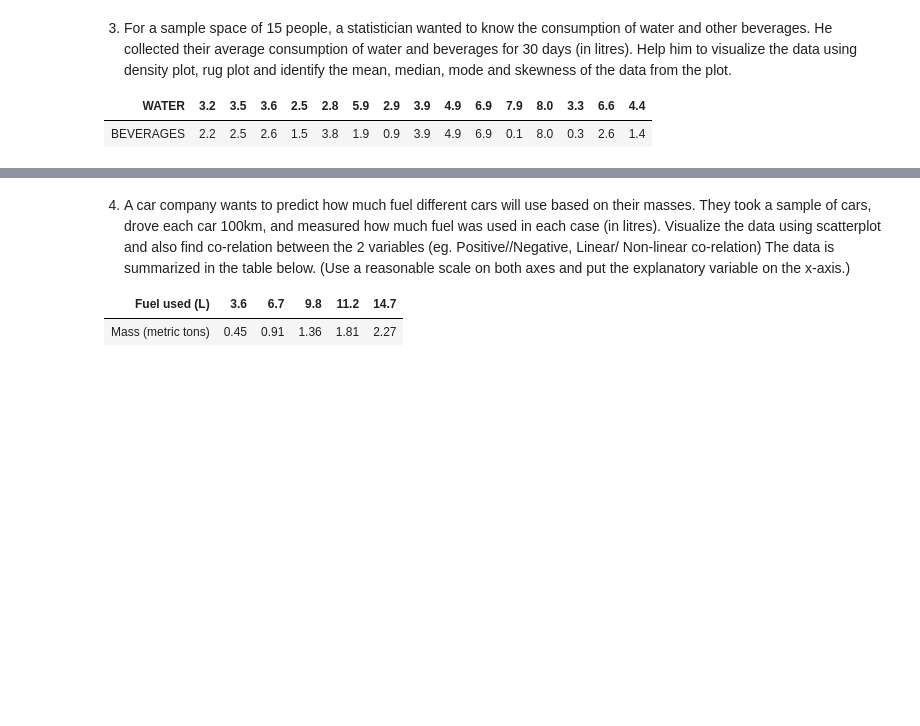
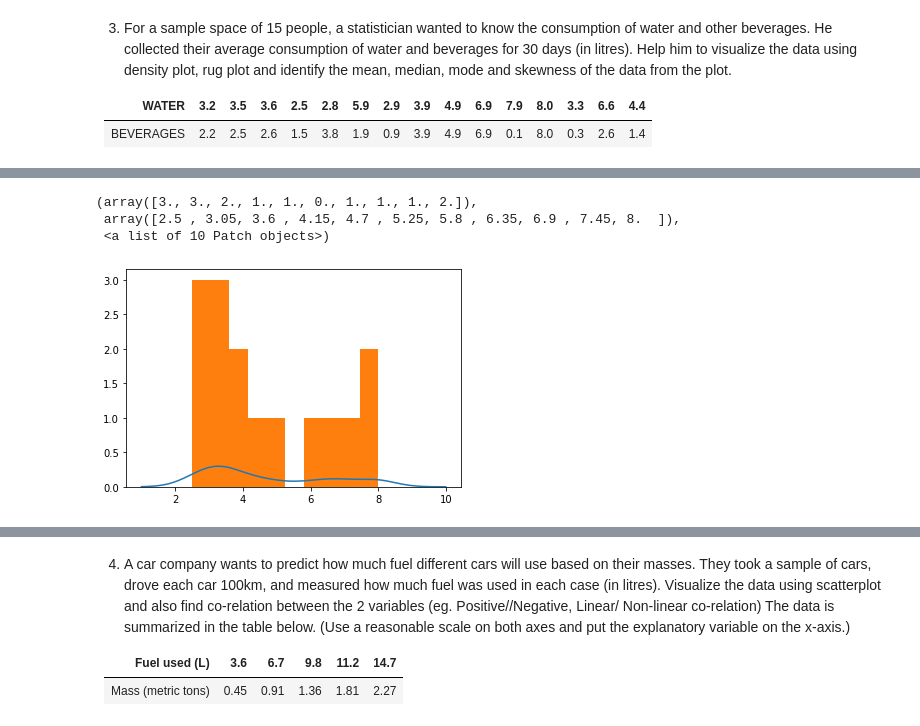
Before and after one commit to anant0301/Sem6, a Jupyter notebook: Big Data/Practice/Problem Set 2/Solution Set 2.ipynb, the cells around one changed output, grey strips where cells are left out. Saved outputs shown, nothing was run; the diff lists cells and outputs as text; code cells hidden in the pictures; blank space fills up the shorter version.

```diff
--- a/Big Data/Practice/Problem Set 2/Solution Set 2.ipynb
+++ b/Big Data/Practice/Problem Set 2/Solution Set 2.ipynb
@@ -87,0 +126,8 @@ BEVERAGES | 2.2| 2.5| 2.6| 1.5| 3.8| 1.9| 0.9| 3.9| 4.9| 6.9| 0.1| 8.0| 0.3| 2.6
+# %%
+plt.plot(xs,density(xs))
+plt.hist(water_data)
+# %% [output]
+(array([3., 3., 2., 1., 1., 0., 1., 1., 1., 2.]),
+ array([2.5 , 3.05, 3.6 , 4.15, 4.7 , 5.25, 5.8 , 6.35, 6.9 , 7.45, 8.  ]),
+ <a list of 10 Patch objects>)
+[figure, added]
```
Also changed, not shown: parts of 28 cells of this notebook, 30 other files.
